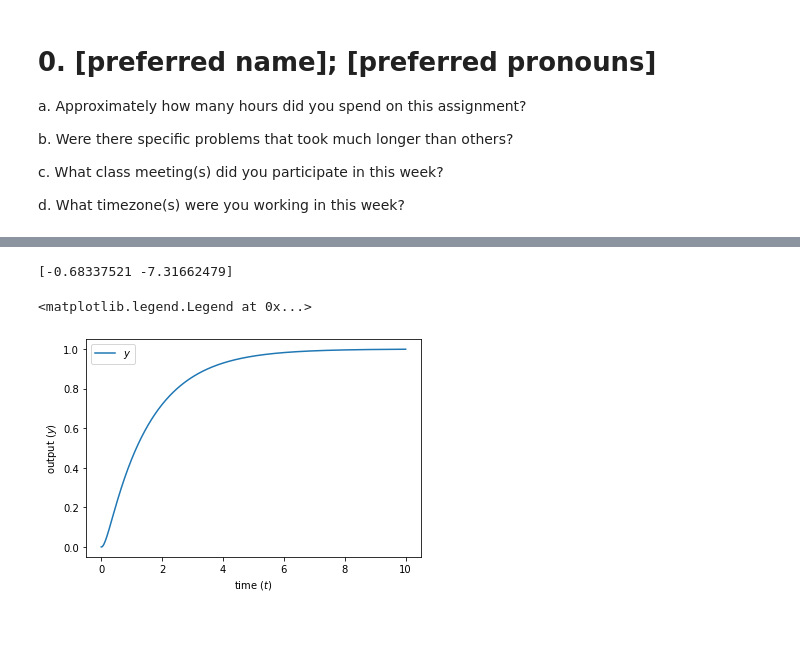
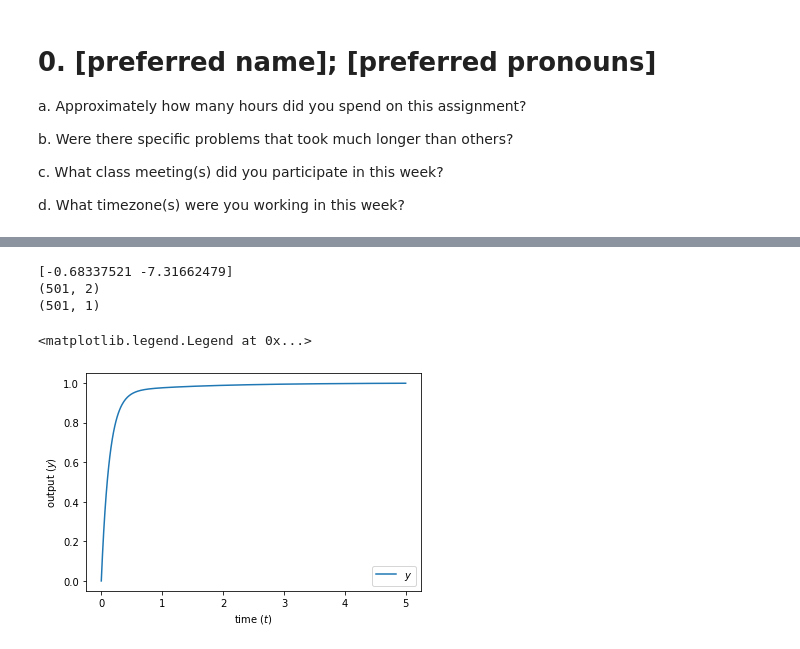
Before and after one commit to JGSuw/ee447_hw_solutions_public, a Jupyter notebook: 447_hw3_solution.ipynb, the cells around one changed output, grey strips where cells are left out. Saved outputs shown, nothing was run; the diff lists cells and outputs as text; code cells hidden in the pictures.

```diff
--- a/447_hw3_solution.ipynb
+++ b/447_hw3_solution.ipynb
@@ -241,38 +242,43 @@ k_p = (2*sig - a)/b
 A = np.array([[0, 1],
               [-k_i*b, -a-k_p*b]])
 
 eigenvalue, _ = np.linalg.eig(A)
 print(eigenvalue)
 
 B = np.array([[0],
-              [k_i*b]])
+              [1]])
+
+C = np.array([[k_i, k_p*b]])
 
 def f(t,x,u):
   #x1,x2 = x
   y = np.squeeze(np.dot(x, A.T) + u * B.T)
   return y
 
 dt = 1e-2
 # initial condition
 y0 = np.array([0, 0])
 
 # simulation time−−
-t = 10
+t = 5
 
 
-time_, y_ = numerical_simulation(f,t,y0,dt=dt,ut=lambda t : 1)
+time_, x_ = numerical_simulation(f,t,y0,dt=dt,ut=lambda t : 1)
 
-y, dy = y_[:,0], y_[:,1]
+y = np.dot(x_,  C.T)
+
 
 plt.figure()
 plt.plot(time_, y,label=r'$y$') # label this line for inclusion in a legend
 plt.xlabel(r'time ($t$)')
 plt.ylabel(r'output ($y$)')
 plt.legend() # adds legend using label's specified in plot(...) commands
 # %% [output]
 [-0.68337521 -7.31662479]
+(501, 2)
+(501, 1)
 <matplotlib.legend.Legend at 0x...>
-[figure, old version]
+[figure, new version]
 # %% [markdown]
 **According to the preceding analyses, the convergence rate can be made arbitrarily fast (i.e. $\sigma_d$ can be made arbitrarily large) by making the controller parameters $k_P,k_I$ large. In practice, such *high-gain feedback* can excite *unmodeled dynamics* and lead to instability.**
 
```
Also changed, not shown: parts of 3 cells of this notebook.
